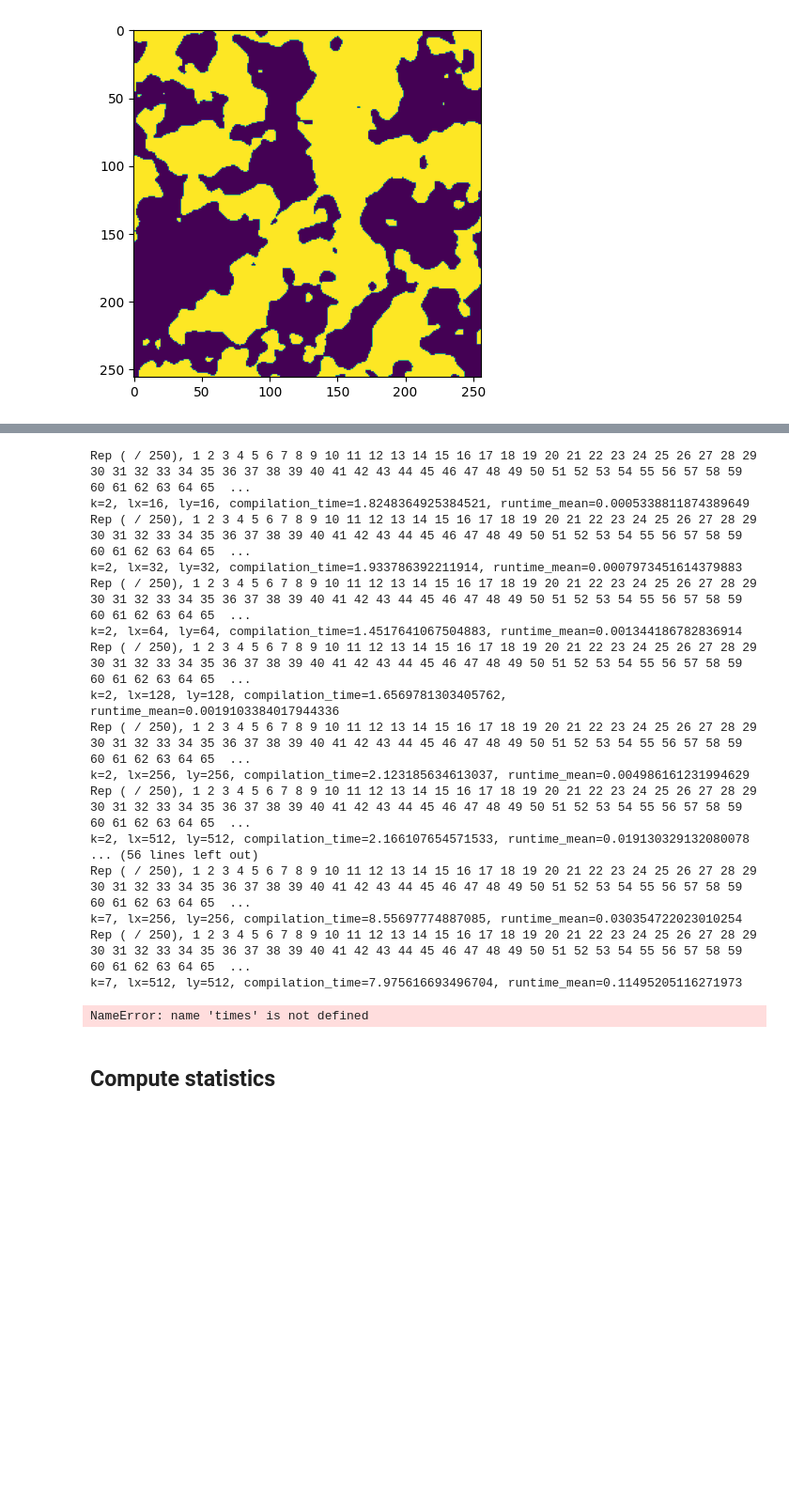
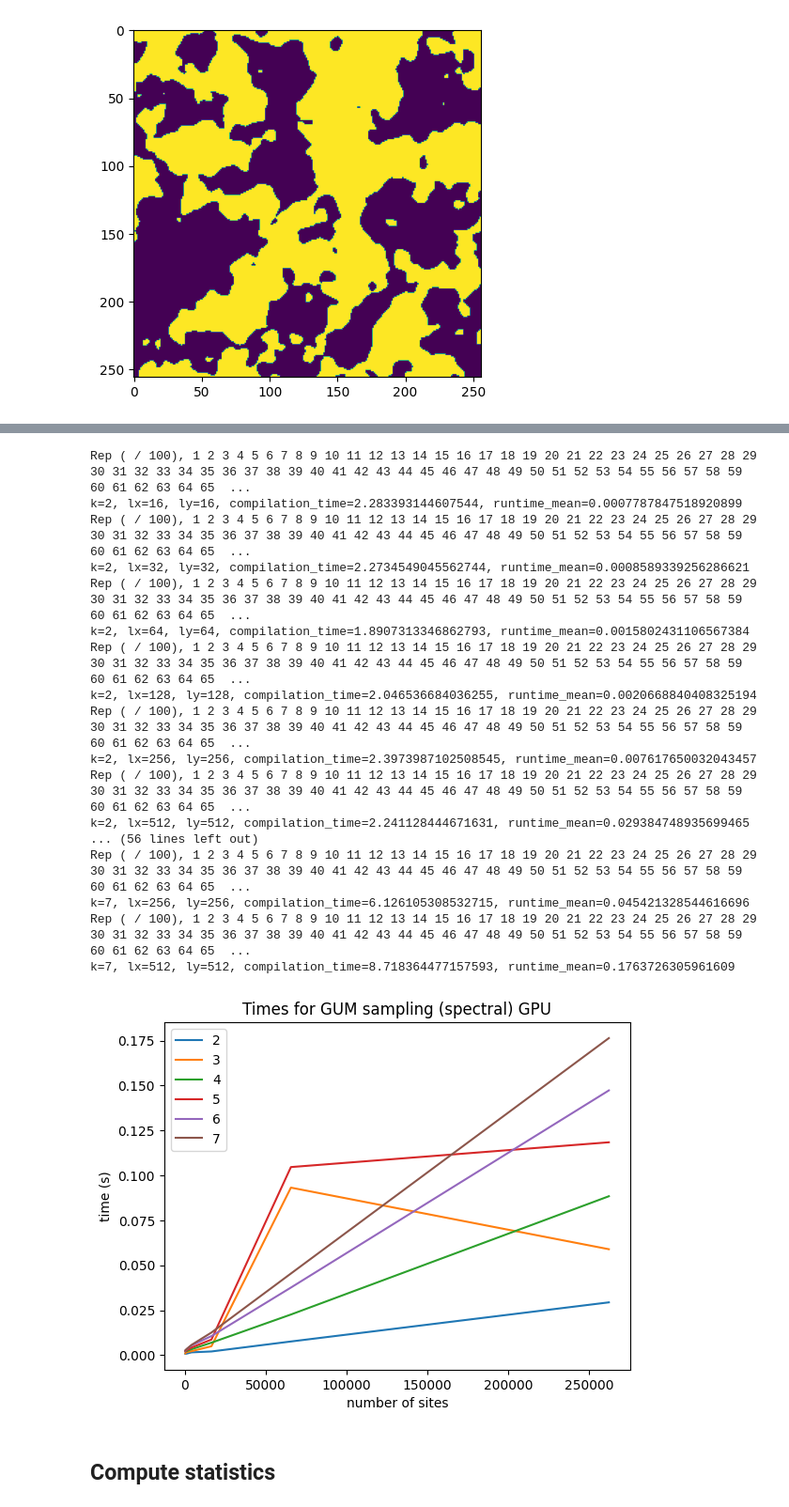
Before and after one commit to HGangloff/mrfx, a Jupyter notebook: notebooks/gums.ipynb, the cells around one changed output, grey strips where cells are left out. Shown at 94% size. Cells and saved outputs as stored; diff of their text form; code cells hidden in the pictures; blank space fills up the shorter version.

```diff
--- a/notebooks/gums.ipynb
+++ b/notebooks/gums.ipynb
@@ -213,39 +224,40 @@ plot_benchmark(Ks, sizes, times, title="Times for GUM sampling (FFT)")
 key, subkey = jax.random.split(key, 2)
 Ks = jnp.arange(2, 8)
 sizes = [(2 ** e, 2 ** e) for e in range(4, 10)]
-times = time_update_one_image(
+times, _ = time_update_one_image(
     Sampler=GUMSampler,
     Model=GUM,
     key=subkey,
     Ks=Ks,
     sizes=sizes,
     reps=100,
-    kwargs_sampler={"n_bands":2500, "method":"spectral"},
+    kwargs_sampler={"n_bands":1500, "method":"spectral"},
     kwargs_model={"kappa":0.05, "dim":2},
+    exp_name="GUMSampler_spectral_GPU"
 )
 # %% [output]
-Rep ( / 250), 1 2 3 4 5 6 7 8 9 10 11 12 13 14 15 16 17 18 19 20 21 22 23 24 25 26 27 28 29 30 31 32 33 34 35 36 37 38 39 40 41 42 43 44 45 46 47 48 49 50 51 52 53 54 55 56 57 58 59 60 61 62 63 64 65  ...
-k=2, lx=16, ly=16, compilation_time=1.8248364925384521, runtime_mean=0.0005338811874389649
-Rep ( / 250), 1 2 3 4 5 6 7 8 9 10 11 12 13 14 15 16 17 18 19 20 21 22 23 24 25 26 27 28 29 30 31 32 33 34 35 36 37 38 39 40 41 42 43 44 45 46 47 48 49 50 51 52 53 54 55 56 57 58 59 60 61 62 63 64 65  ...
-k=2, lx=32, ly=32, compilation_time=1.933786392211914, runtime_mean=0.0007973451614379883
-Rep ( / 250), 1 2 3 4 5 6 7 8 9 10 11 12 13 14 15 16 17 18 19 20 21 22 23 24 25 26 27 28 29 30 31 32 33 34 35 36 37 38 39 40 41 42 43 44 45 46 47 48 49 50 51 52 53 54 55 56 57 58 59 60 61 62 63 64 65  ...
-k=2, lx=64, ly=64, compilation_time=1.4517641067504883, runtime_mean=0.001344186782836914
-Rep ( / 250), 1 2 3 4 5 6 7 8 9 10 11 12 13 14 15 16 17 18 19 20 21 22 23 24 25 26 27 28 29 30 31 32 33 34 35 36 37 38 39 40 41 42 43 44 45 46 47 48 49 50 51 52 53 54 55 56 57 58 59 60 61 62 63 64 65  ...
-k=2, lx=128, ly=128, compilation_time=1.6569781303405762, runtime_mean=0.0019103384017944336
-Rep ( / 250), 1 2 3 4 5 6 7 8 9 10 11 12 13 14 15 16 17 18 19 20 21 22 23 24 25 26 27 28 29 30 31 32 33 34 35 36 37 38 39 40 41 42 43 44 45 46 47 48 49 50 51 52 53 54 55 56 57 58 59 60 61 62 63 64 65  ...
-k=2, lx=256, ly=256, compilation_time=2.123185634613037, runtime_mean=0.004986161231994629
-Rep ( / 250), 1 2 3 4 5 6 7 8 9 10 11 12 13 14 15 16 17 18 19 20 21 22 23 24 25 26 27 28 29 30 31 32 33 34 35 36 37 38 39 40 41 42 43 44 45 46 47 48 49 50 51 52 53 54 55 56 57 58 59 60 61 62 63 64 65  ...
-k=2, lx=512, ly=512, compilation_time=2.166107654571533, runtime_mean=0.019130329132080078
+Rep ( / 100), 1 2 3 4 5 6 7 8 9 10 11 12 13 14 15 16 17 18 19 20 21 22 23 24 25 26 27 28 29 30 31 32 33 34 35 36 37 38 39 40 41 42 43 44 45 46 47 48 49 50 51 52 53 54 55 56 57 58 59 60 61 62 63 64 65  ...
+k=2, lx=16, ly=16, compilation_time=2.283393144607544, runtime_mean=0.0007787847518920899
+Rep ( / 100), 1 2 3 4 5 6 7 8 9 10 11 12 13 14 15 16 17 18 19 20 21 22 23 24 25 26 27 28 29 30 31 32 33 34 35 36 37 38 39 40 41 42 43 44 45 46 47 48 49 50 51 52 53 54 55 56 57 58 59 60 61 62 63 64 65  ...
+k=2, lx=32, ly=32, compilation_time=2.2734549045562744, runtime_mean=0.0008589339256286621
+Rep ( / 100), 1 2 3 4 5 6 7 8 9 10 11 12 13 14 15 16 17 18 19 20 21 22 23 24 25 26 27 28 29 30 31 32 33 34 35 36 37 38 39 40 41 42 43 44 45 46 47 48 49 50 51 52 53 54 55 56 57 58 59 60 61 62 63 64 65  ...
+k=2, lx=64, ly=64, compilation_time=1.8907313346862793, runtime_mean=0.0015802431106567384
+Rep ( / 100), 1 2 3 4 5 6 7 8 9 10 11 12 13 14 15 16 17 18 19 20 21 22 23 24 25 26 27 28 29 30 31 32 33 34 35 36 37 38 39 40 41 42 43 44 45 46 47 48 49 50 51 52 53 54 55 56 57 58 59 60 61 62 63 64 65  ...
+k=2, lx=128, ly=128, compilation_time=2.046536684036255, runtime_mean=0.0020668840408325194
+Rep ( / 100), 1 2 3 4 5 6 7 8 9 10 11 12 13 14 15 16 17 18 19 20 21 22 23 24 25 26 27 28 29 30 31 32 33 34 35 36 37 38 39 40 41 42 43 44 45 46 47 48 49 50 51 52 53 54 55 56 57 58 59 60 61 62 63 64 65  ...
+k=2, lx=256, ly=256, compilation_time=2.3973987102508545, runtime_mean=0.007617650032043457
+Rep ( / 100), 1 2 3 4 5 6 7 8 9 10 11 12 13 14 15 16 17 18 19 20 21 22 23 24 25 26 27 28 29 30 31 32 33 34 35 36 37 38 39 40 41 42 43 44 45 46 47 48 49 50 51 52 53 54 55 56 57 58 59 60 61 62 63 64 65  ...
+k=2, lx=512, ly=512, compilation_time=2.241128444671631, runtime_mean=0.029384748935699465
 ... (56 lines left out)
-Rep ( / 250), 1 2 3 4 5 6 7 8 9 10 11 12 13 14 15 16 17 18 19 20 21 22 23 24 25 26 27 28 29 30 31 32 33 34 35 36 37 38 39 40 41 42 43 44 45 46 47 48 49 50 51 52 53 54 55 56 57 58 59 60 61 62 63 64 65  ...
-k=7, lx=256, ly=256, compilation_time=8.55697774887085, runtime_mean=0.030354722023010254
-Rep ( / 250), 1 2 3 4 5 6 7 8 9 10 11 12 13 14 15 16 17 18 19 20 21 22 23 24 25 26 27 28 29 30 31 32 33 34 35 36 37 38 39 40 41 42 43 44 45 46 47 48 49 50 51 52 53 54 55 56 57 58 59 60 61 62 63 64 65  ...
-k=7, lx=512, ly=512, compilation_time=7.975616693496704, runtime_mean=0.11495205116271973
+Rep ( / 100), 1 2 3 4 5 6 7 8 9 10 11 12 13 14 15 16 17 18 19 20 21 22 23 24 25 26 27 28 29 30 31 32 33 34 35 36 37 38 39 40 41 42 43 44 45 46 47 48 49 50 51 52 53 54 55 56 57 58 59 60 61 62 63 64 65  ...
+k=7, lx=256, ly=256, compilation_time=6.126105308532715, runtime_mean=0.045421328544616696
+Rep ( / 100), 1 2 3 4 5 6 7 8 9 10 11 12 13 14 15 16 17 18 19 20 21 22 23 24 25 26 27 28 29 30 31 32 33 34 35 36 37 38 39 40 41 42 43 44 45 46 47 48 49 50 51 52 53 54 55 56 57 58 59 60 61 62 63 64 65  ...
+k=7, lx=512, ly=512, compilation_time=8.718364477157593, runtime_mean=0.1763726305961609
 # %%
 from mrfx.experiments import plot_benchmark
-plot_benchmark(Ks, sizes, times, title="Times for GUM sampling (spectral)")
+plot_benchmark(Ks, sizes, times, title="Times for GUM sampling (spectral) GPU")
 # %% [output]
-NameError: name 'times' is not defined
+[figure, added]
 # %% [markdown]
 ## Compute statistics
 # %%
```
Also changed, not shown: parts of 14 cells of this notebook, 1 other file.
